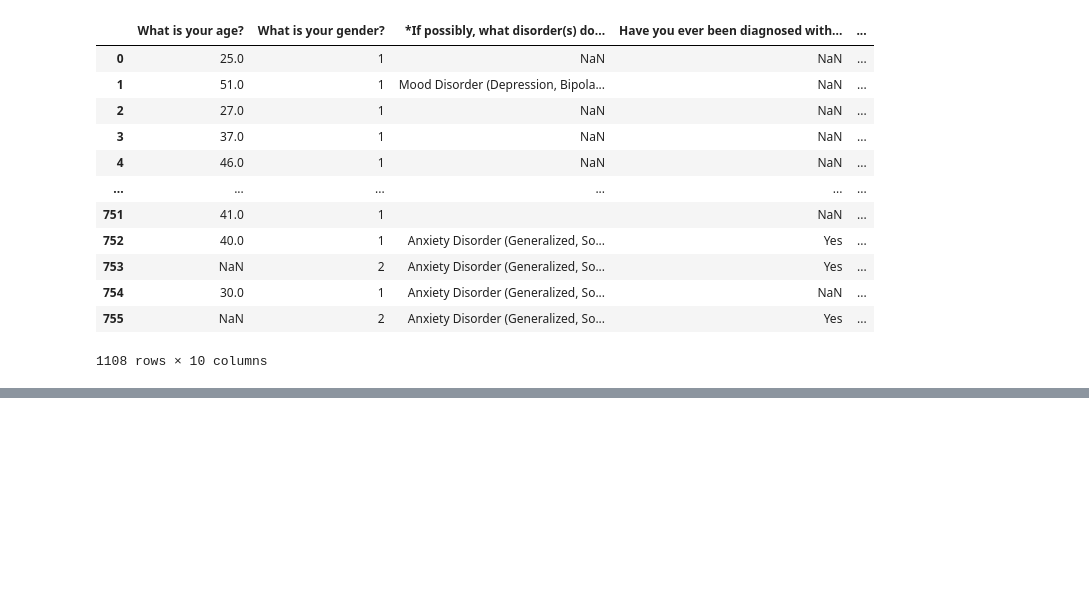
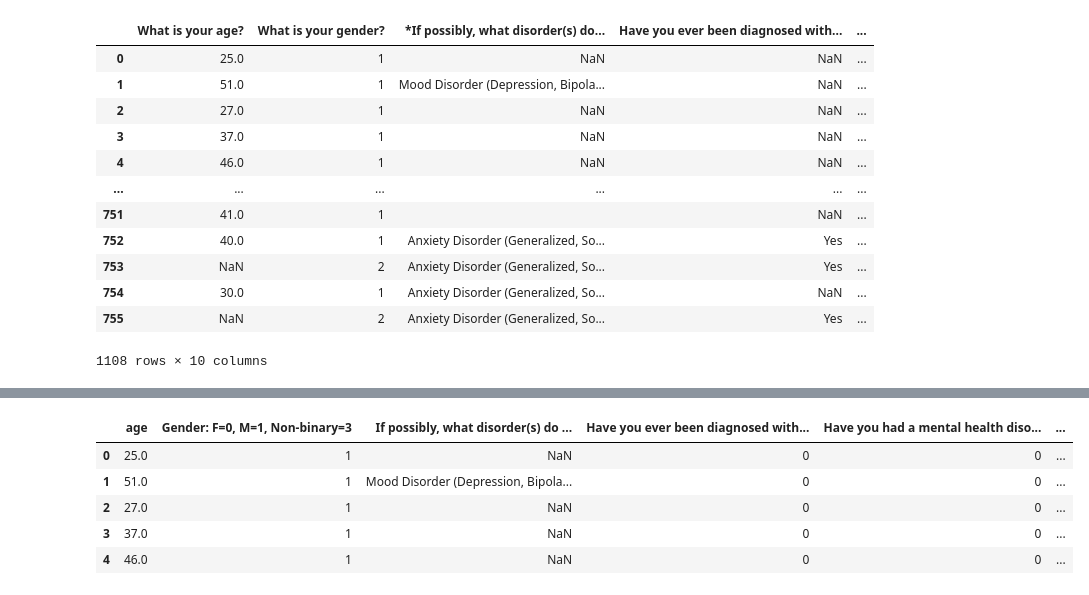
Before and after one commit to Hamza97anh/Mental-Health-Machine-Learning, a Jupyter notebook: H.M/Database.ipynb, the cells around one changed output, grey strips where cells are left out. Cells and saved outputs as stored; diff of their text form; code cells hidden in the pictures; blank space fills up the shorter version.

```diff
--- a/H.M/Database.ipynb
+++ b/H.M/Database.ipynb
@@ -6,7 +6,7 @@ import sqlite3
 import numpy as np
 # %%
 # Load 2019 data
-csv_2019 = pd.read_csv('OSMI 2019 Mental Health in Tech Survey Results - OSMI Mental Health in Tech Survey 2019.csv')
+csv_2019 = pd.read_csv('OSMI Mental Health in Tech Survey 2019.csv')
 data = pd.DataFrame(csv_2019)
 #csv_2019
 # %%
@@ -322,0 +361,19 @@ merged_data
+# %%
+# Rename columns to add key values for the values.
+
+Data_Clean = merged_data.rename(columns = {'What is your gender?':'Gender: F=0, M=1, Non-binary=3',\
+                                      'Have you ever been diagnosed with a mental health disorder?':'Have you ever been diagnosed with a mental health disorder? Y=1 N=0',\
+                                      'Have you had a mental health disorder in the past?':'Have you had a mental health disorder in the past?  Y=1 N=0',\
+                                      'Do you have a family history of mental illness?':'Do you have a family history of mental illness?  Y=1 N=0',\
+                                      'Are you self-employed?':'Are you self-employed?  Y=1 N=0',\
+                                      'Is your employer primarily a tech company/organization?':'Is your employer primarily a tech company/organization?  Y=1 N=0',\
+                                      '*If possibly, what disorder(s) do you believe you have?*':'If possibly, what disorder(s) do you believe you have?',\
+                                      'What is your age?':'age'})
+Data_Clean.head()
+# %% [output]
+|  | age | Gender: F=0, M=1, Non-binary=3 | If possibly, what disorder(s) do ... | Have you ever been diagnosed with... | Have you had a mental health diso... | ... |
+| 0 | 25.0 | 1 | NaN | 0 | 0 | ... |
+| 1 | 51.0 | 1 | Mood Disorder (Depression, Bipola... | 0 | 0 | ... |
+| 2 | 27.0 | 1 | NaN | 0 | 0 | ... |
+| 3 | 37.0 | 1 | NaN | 0 | 0 | ... |
+| 4 | 46.0 | 1 | NaN | 0 | 0 | ... |
```
Also changed, not shown: parts of 23 cells of this notebook, 1 other file.
